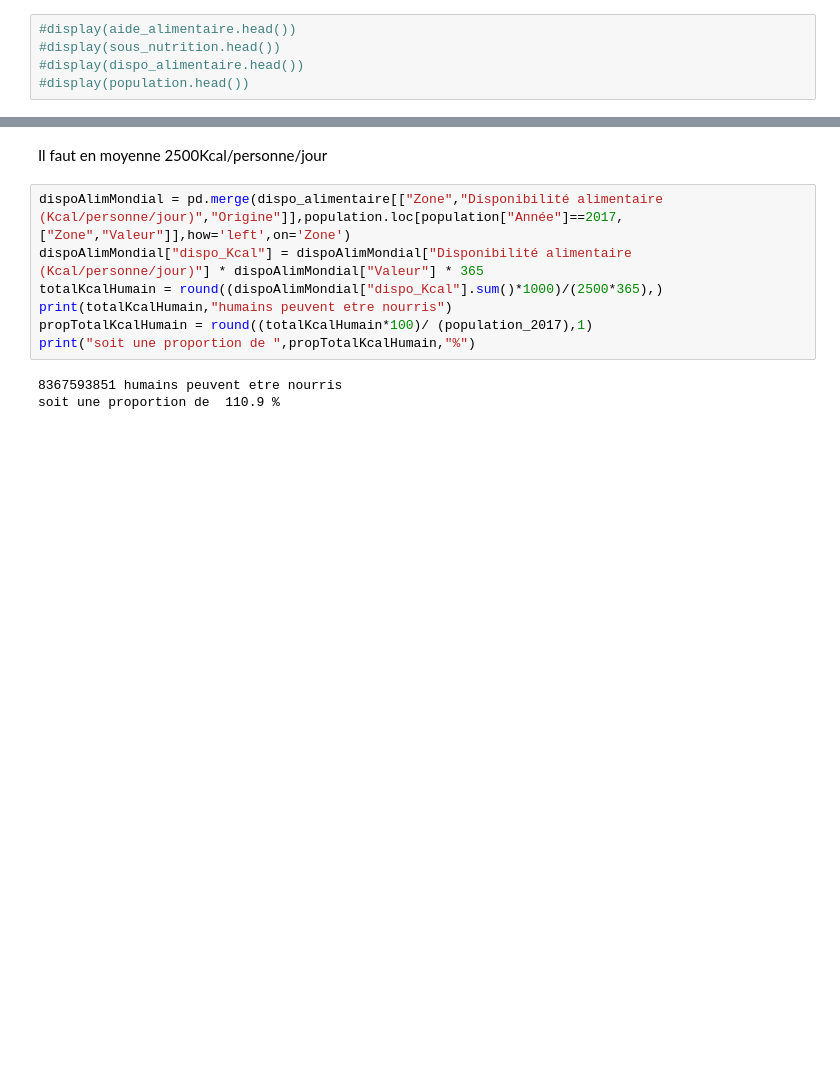
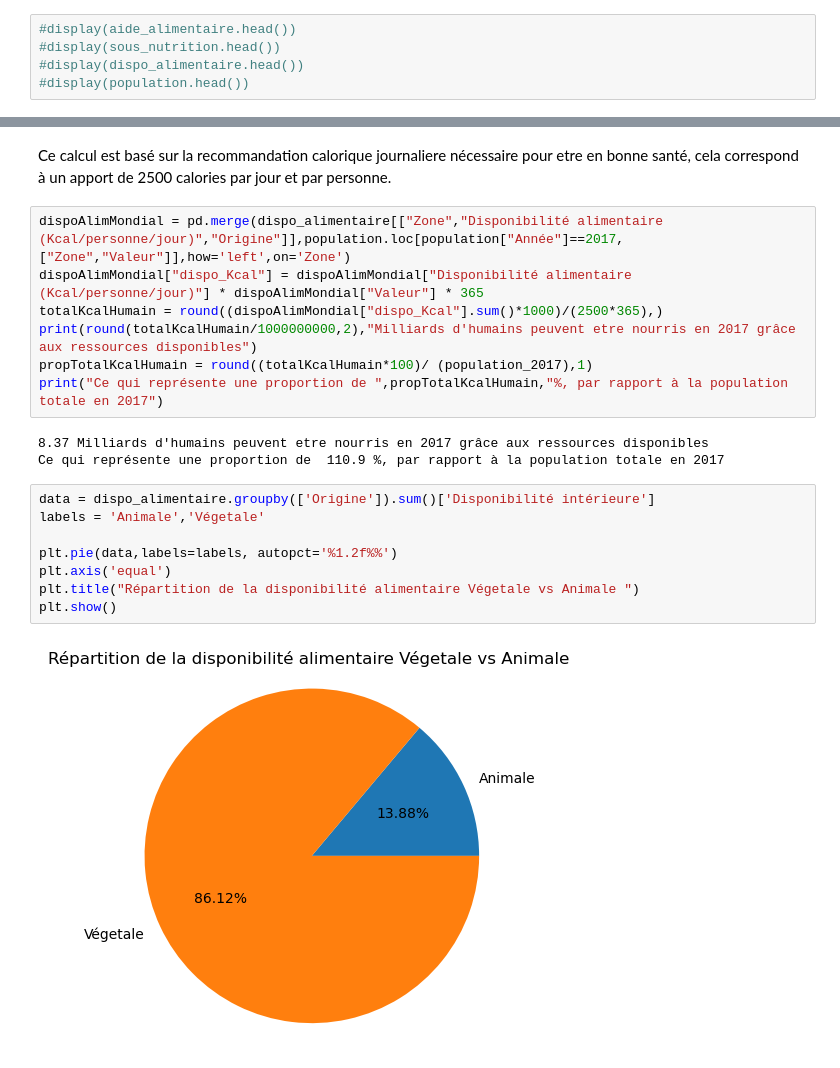
Before and after one commit to Luucaaas/R-alisezUne-tudeDeSant-Publique, a Jupyter notebook: Projet_4.ipynb, the cells around one changed output, grey strips where cells are left out. Cells and saved outputs as stored; diff of their text form; blank space fills up the shorter version.

```diff
--- a/Projet_4.ipynb
+++ b/Projet_4.ipynb
@@ -37,15 +45,25 @@ En 2017, la poopulation total etait de 7548134000 et la quantitée de personne s
 # %% [markdown]
-Il faut en moyenne 2500Kcal/personne/jour
+Ce calcul est basé sur la recommandation calorique journaliere nécessaire pour etre en bonne santé, cela correspond à un apport de 2500 calories par jour et par personne.
 # %%
 dispoAlimMondial = pd.merge(dispo_alimentaire[["Zone","Disponibilité alimentaire (Kcal/personne/jour)","Origine"]],population.loc[population["Année"]==2017,["Zone","Valeur"]],how='left',on='Zone')
 dispoAlimMondial["dispo_Kcal"] = dispoAlimMondial["Disponibilité alimentaire (Kcal/personne/jour)"] * dispoAlimMondial["Valeur"] * 365
 totalKcalHumain = round((dispoAlimMondial["dispo_Kcal"].sum()*1000)/(2500*365),)
-print(totalKcalHumain,"humains peuvent etre nourris")
+print(round(totalKcalHumain/1000000000,2),"Milliards d'humains peuvent etre nourris en 2017 grâce aux ressources disponibles")
 propTotalKcalHumain = round((totalKcalHumain*100)/ (population_2017),1)
-print("soit une proportion de ",propTotalKcalHumain,"%")
+print("Ce qui représente une proportion de ",propTotalKcalHumain,"%, par rapport à la population totale en 2017")
 # %% [output]
-8367593851 humains peuvent etre nourris
-soit une proportion de  110.9 %
+8.37 Milliards d'humains peuvent etre nourris en 2017 grâce aux ressources disponibles
+Ce qui représente une proportion de  110.9 %, par rapport à la population totale en 2017
+# %%
+data = dispo_alimentaire.groupby(['Origine']).sum()['Disponibilité intérieure']
+labels = 'Animale','Végetale'
+
+plt.pie(data,labels=labels, autopct='%1.2f%%')
+plt.axis('equal')
+plt.title("Répartition de la disponibilité alimentaire Végetale vs Animale ")
+plt.show()
+# %% [output]
+[figure, added]
 # %%
 dispoAlimMondialVege = dispoAlimMondial.loc[dispoAlimMondial["Origine"]=="vegetale"]
 totalKcalHumainVege = round((dispoAlimMondialVege["dispo_Kcal"].sum()*1000)/(2500*365),)
```
Also changed, not shown: parts of 20 cells of this notebook, 2 other files.
